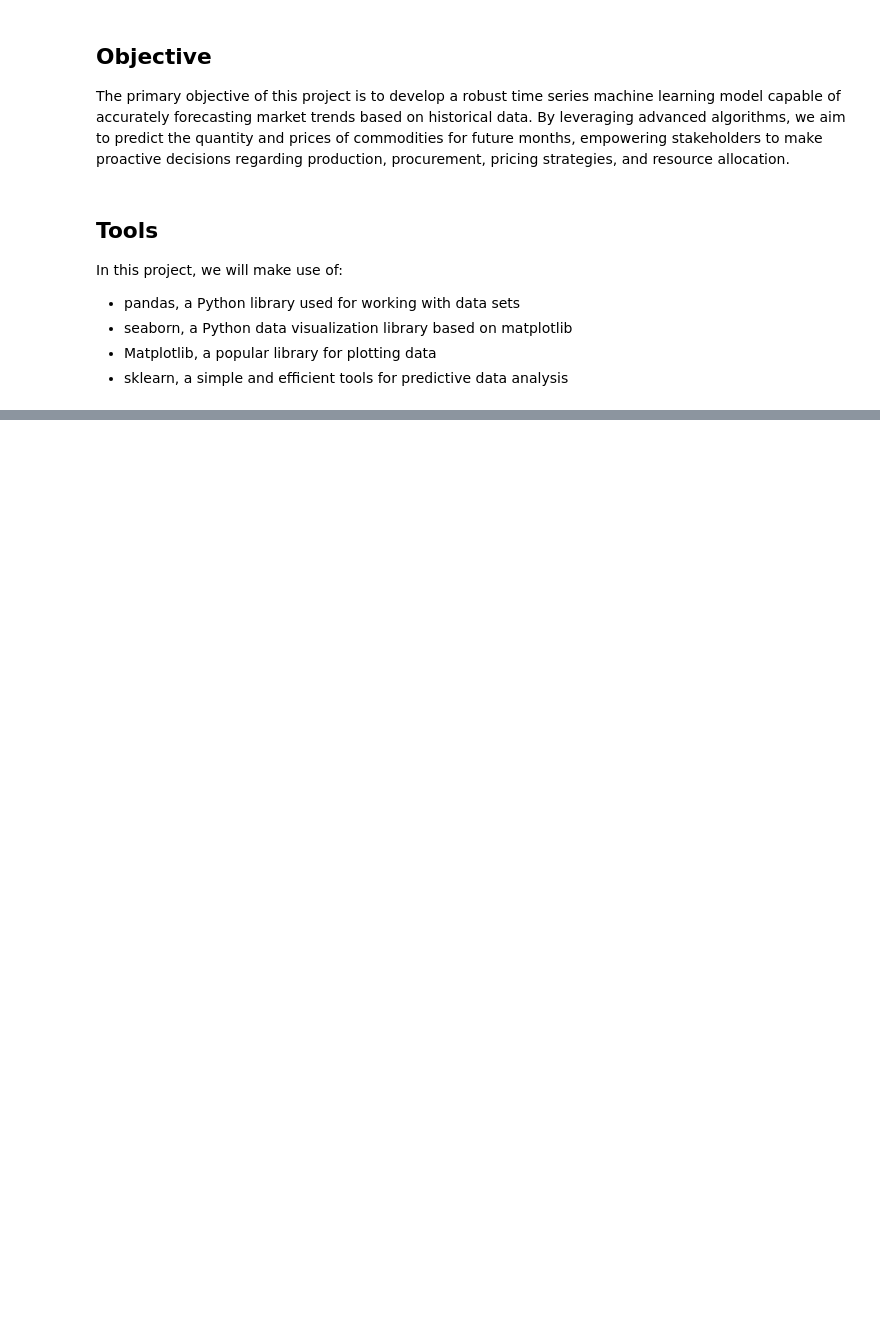
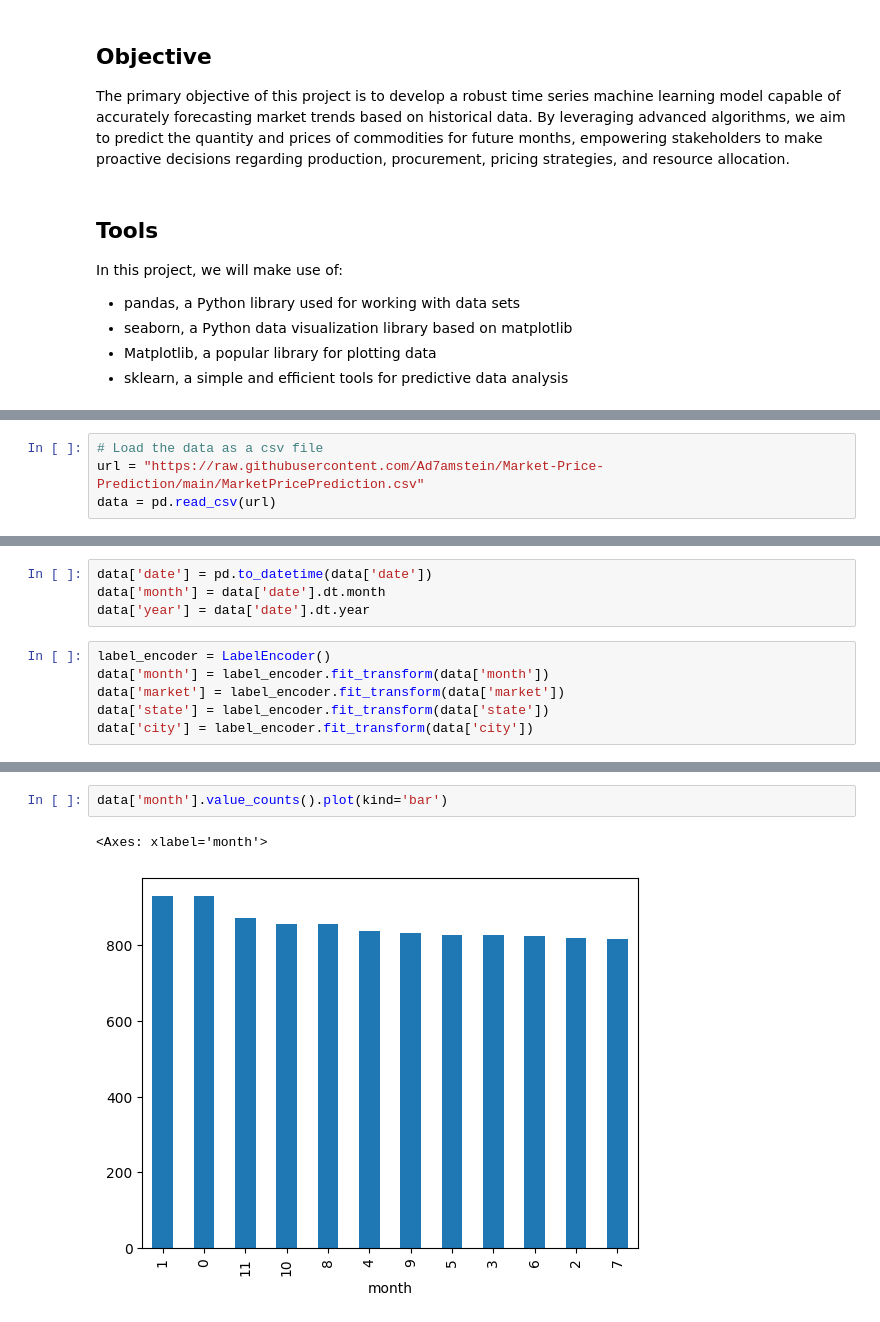
Before and after one commit to Ad7amstein/Market-Price-Prediction, a Jupyter notebook: Market_Price_Prediction_Notebook.ipynb, the cells around one changed output, grey strips where cells are left out. Drawn from its saved outputs; the diff is of its cells as text; blank space fills up the shorter version.

```diff
--- a/Market_Price_Prediction_Notebook.ipynb
+++ b/Market_Price_Prediction_Notebook.ipynb
@@ -32,0 +40,4 @@ import matplotlib.pyplot as plt
+# %%
+# Load the data as a csv file
+url = "https://raw.githubusercontent.com/Ad7amstein/Market-Price-Prediction/main/MarketPricePrediction.csv"
+data = pd.read_csv(url)
@@ -32,0 +137,10 @@ import matplotlib.pyplot as plt
+# %%
+data['date'] = pd.to_datetime(data['date'])
+data['month'] = data['date'].dt.month
+data['year'] = data['date'].dt.year
+# %%
+label_encoder = LabelEncoder()
+data['month'] = label_encoder.fit_transform(data['month'])
+data['market'] = label_encoder.fit_transform(data['market'])
+data['state'] = label_encoder.fit_transform(data['state'])
+data['city'] = label_encoder.fit_transform(data['city'])
@@ -32,0 +165,5 @@ import matplotlib.pyplot as plt
+# %%
+data['month'].value_counts().plot(kind='bar')
+# %% [output]
+<Axes: xlabel='month'>
+[figure, added]
```
Also changed, not shown: parts of 18 cells of this notebook.
